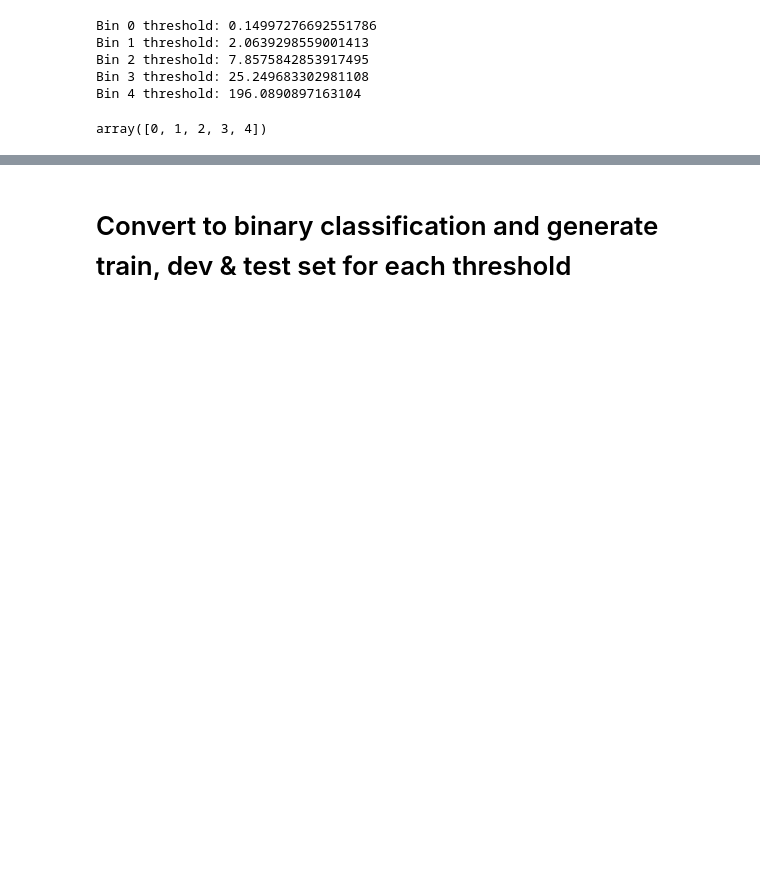
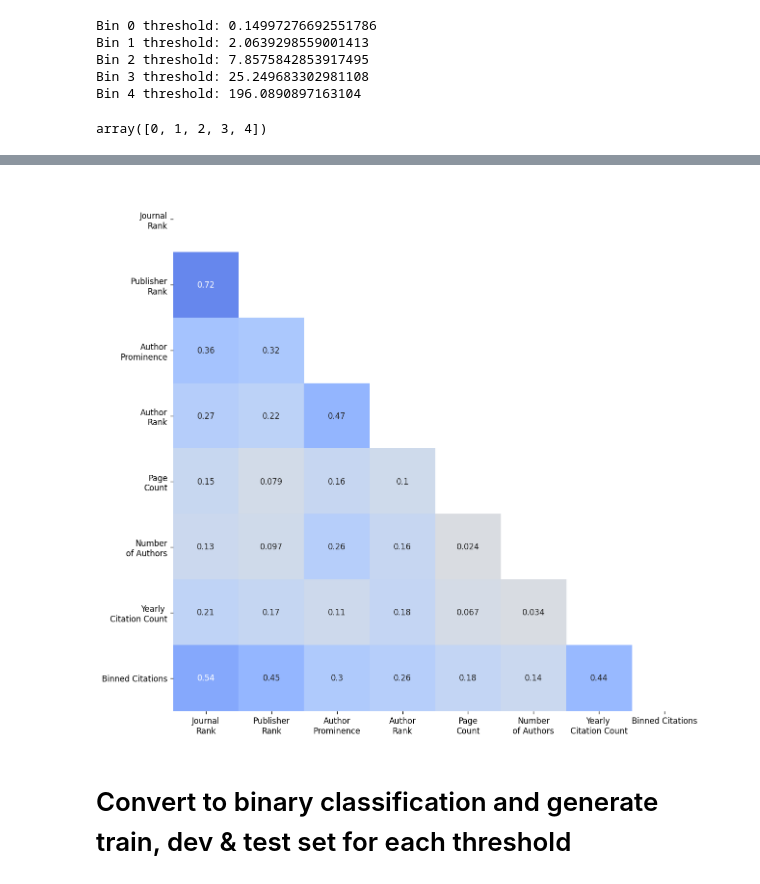
Before and after one commit to anton164/predicting-citation-counts, a Jupyter notebook: notebooks/split_dataset.ipynb, the cells around one changed output, grey strips where cells are left out. Saved outputs shown, nothing was run; the diff lists cells and outputs as text; code cells hidden in the pictures; blank space fills up the shorter version.

```diff
--- a/notebooks/split_dataset.ipynb
+++ b/notebooks/split_dataset.ipynb
@@ -141,2 +144,54 @@ plt.show()
+# %%
+import matplotlib.pyplot as plt
+import seaborn as sns
+
+def correlation(df, columns=None, plot=True, custom_labels=None):
+    t = df[columns] if columns else df
+    if not plot:
+        print(t.corr())
+    else:
+        fig, ax = plt.subplots(figsize=(12, 12), dpi=120)
+        mask = np.triu(t.corr())
+        sns.heatmap(
+            t.corr(),
+            mask=mask,
+            ax=ax,
+            cbar=False,
+            square=True,
+            annot=True,
+            vmin=-1,
+            vmax=1,
+            center=0,
+            cmap="coolwarm_r",
+            linecolor="black",
+        )
+        plt.xticks(rotation=45)
+        plt.setp( ax.xaxis.get_majorticklabels(), rotation=0, ha="center" )
+        if (custom_labels is not None):
+            ax.set_xticklabels(custom_labels)
+            ax.set_yticklabels(custom_labels)
+        plt.show(ax)
+
+correlation(df_metadata, columns=[
+    "JournalNameRankNormalized",
+    "PublisherRankNormalized",
+    "AuthorProminence",
+    "AuthorRank",
+    "PageCount",
+    "NumberOfAuthors",
+    "CitationCountPerYear",
+    "BinnedCitations"
+], custom_labels=[
+    "Journal\nRank",
+    "Publisher\nRank",
+    "Author\nProminence",
+    "Author\nRank",
+    "Page\nCount",
+    "Number\nof Authors",
+    "Yearly \nCitation Count",
+    "Binned Citations"
+])
+# %% [output]
+[figure, added]
 # %% [markdown]
 # Convert to binary classification and generate train, dev & test set for each threshold
```
Also changed, not shown: parts of 7 cells of this notebook.
